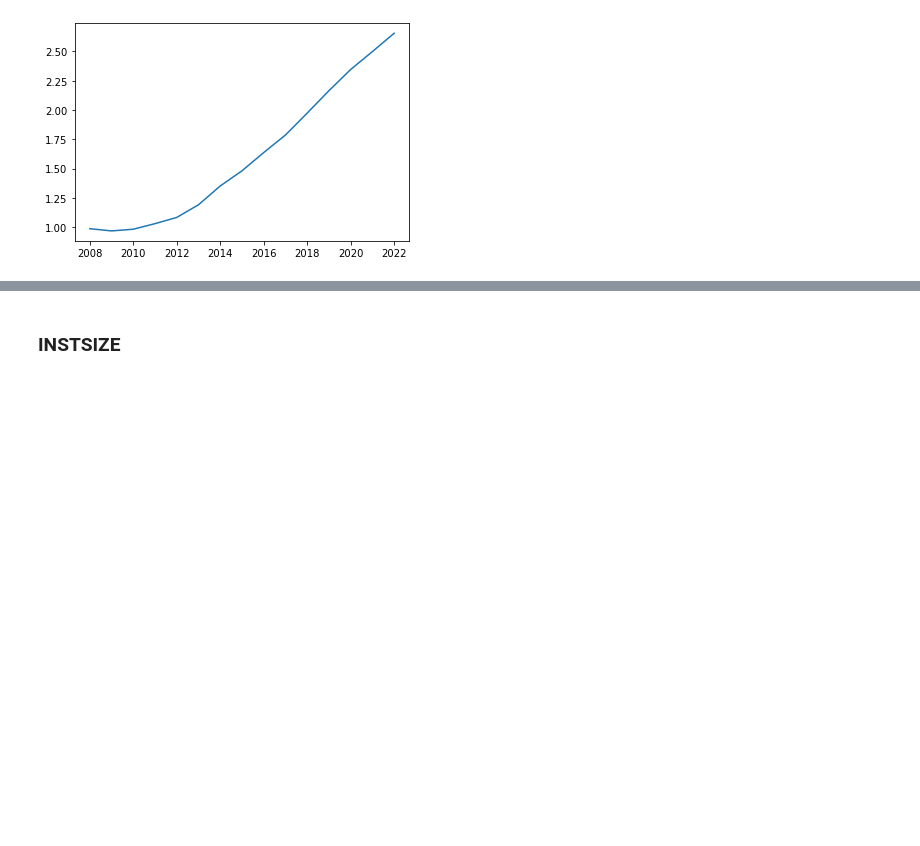
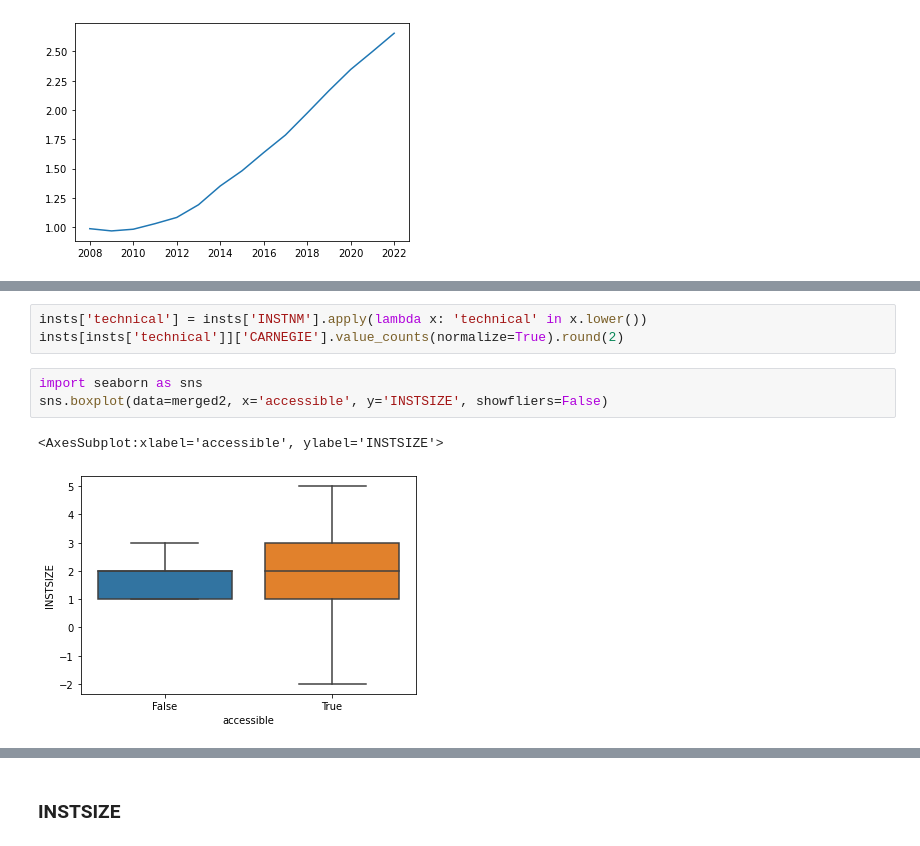
Before and after one commit to fahadsultan/pellstudents, a Jupyter notebook: src/pell_popularity.ipynb, the cells around one changed output, grey strips where cells are left out. Drawn from its saved outputs; the diff is of its cells as text; blank space fills up the shorter version.

```diff
--- a/src/pell_popularity.ipynb
+++ b/src/pell_popularity.ipynb
@@ -151,0 +314,9 @@ plt.plot(cs_pct_ipeds)
+# %%
+insts['technical'] = insts['INSTNM'].apply(lambda x: 'technical' in x.lower())
+insts[insts['technical']]['CARNEGIE'].value_counts(normalize=True).round(2)
+# %%
+import seaborn as sns
+sns.boxplot(data=merged2, x='accessible', y='INSTSIZE', showfliers=False)
+# %% [output]
+<AxesSubplot:xlabel='accessible', ylabel='INSTSIZE'>
+[figure, added]
```
Also changed, not shown: parts of 24 cells of this notebook, 27 other files.
